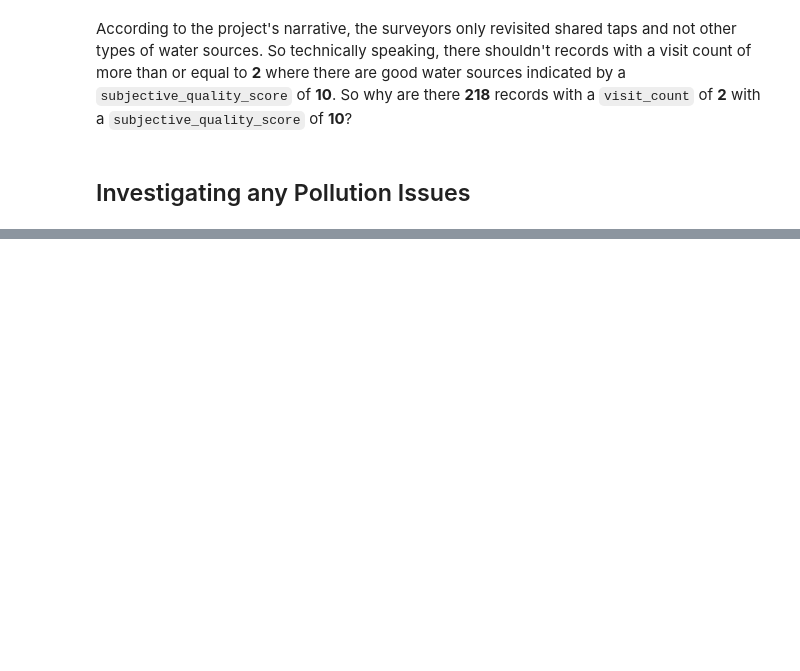
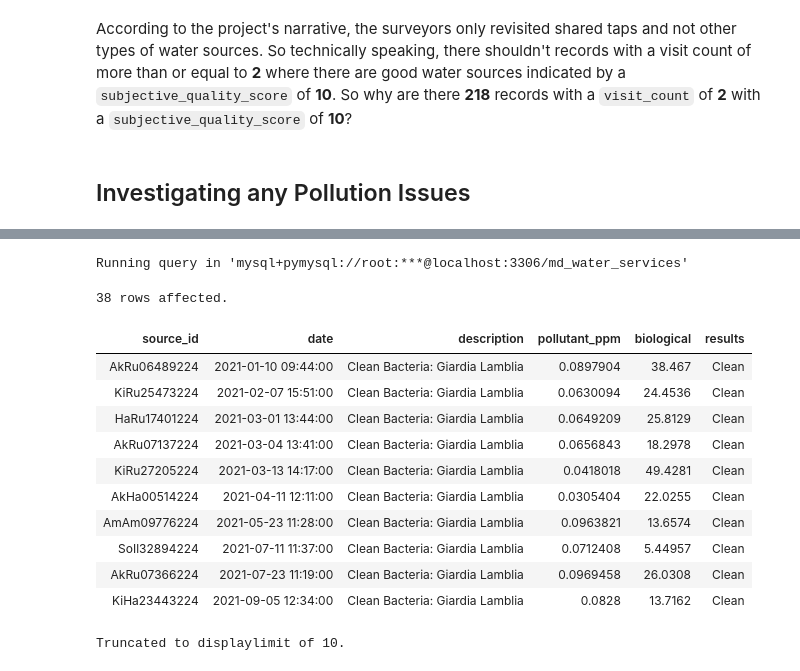
Before and after one commit to kelvinziroh/maji_ndogo, a Jupyter notebook: part_1/maji_ndogo_part1.ipynb, the cells around one changed output, grey strips where cells are left out. Saved outputs shown, nothing was run; the diff lists cells and outputs as text; code cells hidden in the pictures; blank space fills up the shorter version.

```diff
--- a/part_1/maji_ndogo_part1.ipynb
+++ b/part_1/maji_ndogo_part1.ipynb
@@ -198,0 +252,21 @@ According to the project's narrative, the surveyors only revisited shared taps a
+# %%
+%%sql
+# Retrieve all records with errornous descriptions
+SELECT *
+FROM well_pollution
+WHERE description LIKE "Clean_%";
+# %% [output]
+Running query in 'mysql+pymysql://root:***@localhost:3306/md_water_services'
+38 rows affected.
+| source_id | date | description | pollutant_ppm | biological | results |
+| AkRu06489224 | 2021-01-10 09:44:00 | Clean Bacteria: Giardia Lamblia | 0.0897904 | 38.467 | Clean |
+| KiRu25473224 | 2021-02-07 15:51:00 | Clean Bacteria: Giardia Lamblia | 0.0630094 | 24.4536 | Clean |
+| HaRu17401224 | 2021-03-01 13:44:00 | Clean Bacteria: Giardia Lamblia | 0.0649209 | 25.8129 | Clean |
+| AkRu07137224 | 2021-03-04 13:41:00 | Clean Bacteria: Giardia Lamblia | 0.0656843 | 18.2978 | Clean |
+| KiRu27205224 | 2021-03-13 14:17:00 | Clean Bacteria: Giardia Lamblia | 0.0418018 | 49.4281 | Clean |
+| AkHa00514224 | 2021-04-11 12:11:00 | Clean Bacteria: Giardia Lamblia | 0.0305404 | 22.0255 | Clean |
+| AmAm09776224 | 2021-05-23 11:28:00 | Clean Bacteria: Giardia Lamblia | 0.0963821 | 13.6574 | Clean |
+| SoIl32894224 | 2021-07-11 11:37:00 | Clean Bacteria: Giardia Lamblia | 0.0712408 | 5.44957 | Clean |
+| AkRu07366224 | 2021-07-23 11:19:00 | Clean Bacteria: Giardia Lamblia | 0.0969458 | 26.0308 | Clean |
+| KiHa23443224 | 2021-09-05 12:34:00 | Clean Bacteria: Giardia Lamblia | 0.0828 | 13.7162 | Clean |
+Truncated to displaylimit of 10.
```
Also changed, not shown: parts of 8 cells of this notebook.
